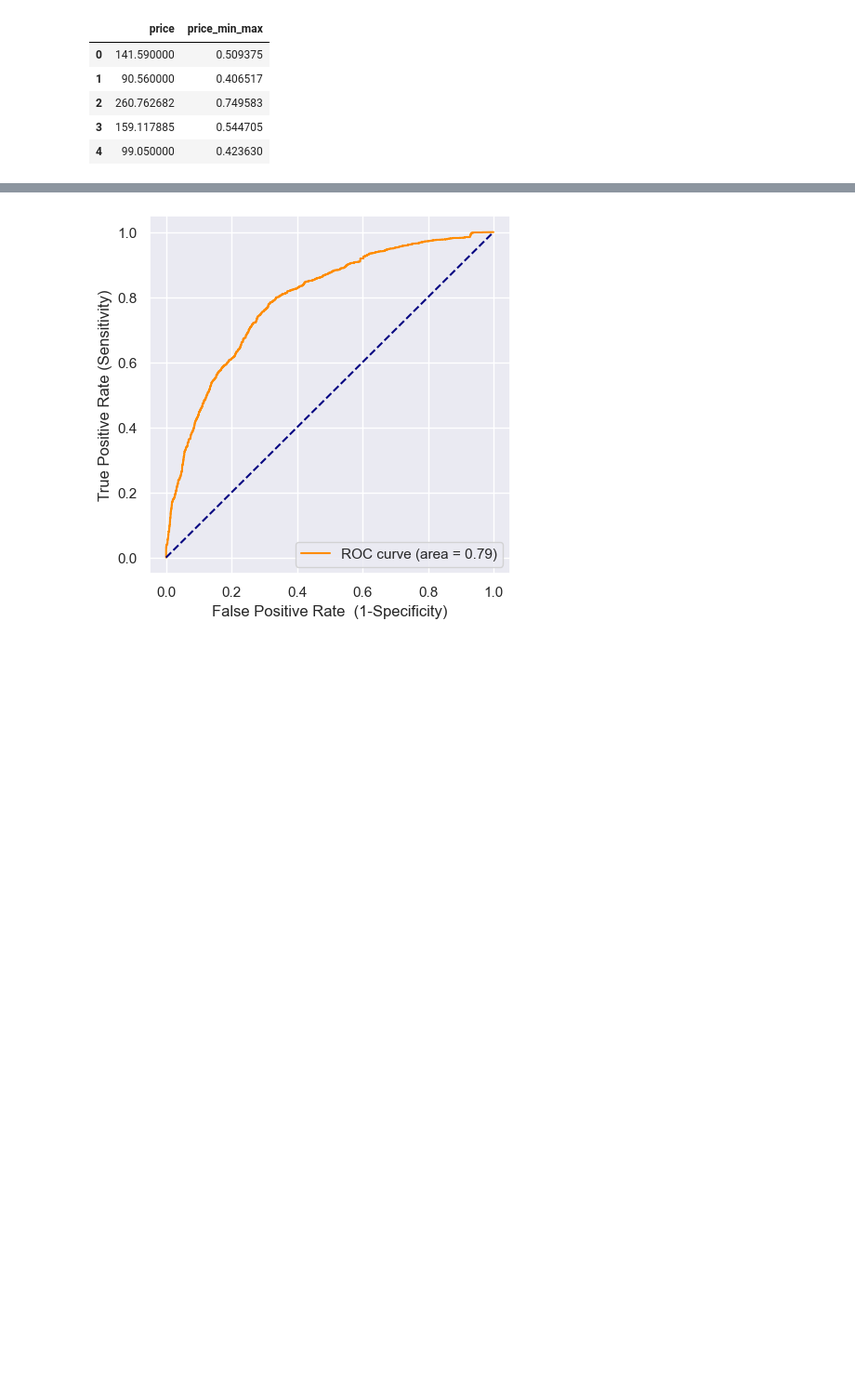
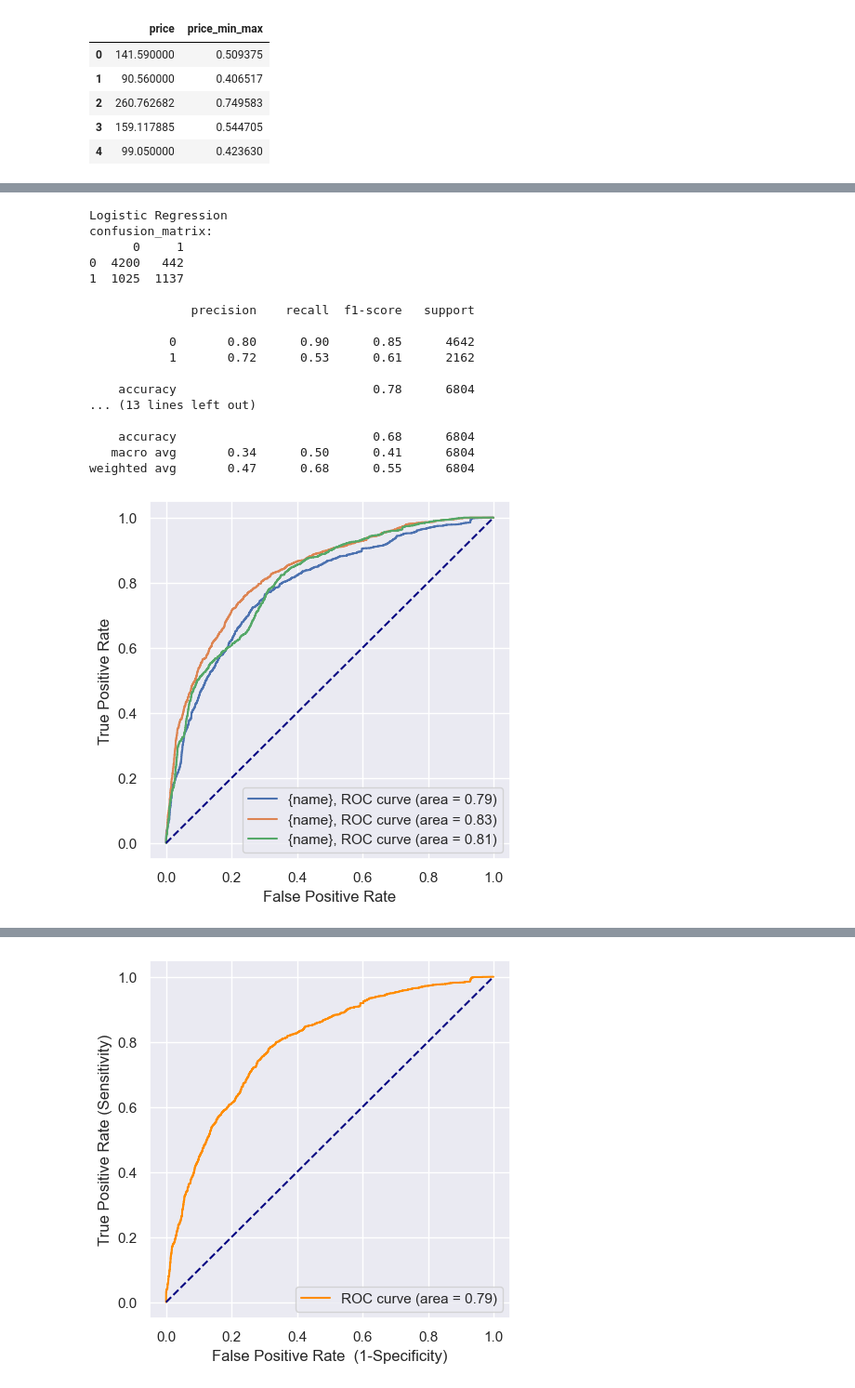
Before and after one commit to ctw599/Data_mining, a Jupyter notebook: data_mining_final_project.ipynb, the cells around one changed output, grey strips where cells are left out. Shown at 93% size. Cells and saved outputs as stored; diff of their text form; code cells hidden in the pictures; blank space fills up the shorter version.

Commit message:
added step 8

```diff
--- a/data_mining_final_project.ipynb
+++ b/data_mining_final_project.ipynb
@@ -537,7 +563,7 @@ print(dict_purchase)
 df['purchase_type_relabel'] = df['purchase_type'].map(dict_purchase)
 df.purchase_type_relabel
 
-dict_year = {'Room_Type 1': 1, 'Room_Type 2': 2, 'Room_Type 3': 3, 'Room_Type 4': 4, 'Room_Type 5': 5, 'Room_Type 6': 6, 'Room_Type 7': 7}
+dict_room = {'Room_Type 1': 1, 'Room_Type 2': 2, 'Room_Type 3': 3, 'Room_Type 4': 4, 'Room_Type 5': 5, 'Room_Type 6': 6, 'Room_Type 7': 7}
 
 # Print the dictionary
 print(dict_room)
@@ -884,3 +910,58 @@ z_scaler.fit(pd.DataFrame(test_data['lead_time']))
 test_data['lead_time_norm'] = z_scaler.transform(pd.DataFrame(test_data['lead_time']))
 # %%
 test_data = test_data.drop(['ID', 'room_type','year','purchase_type','price','board_type', 'lead_time','date'], axis=1)
+# %%
+# EE
+#Step 6: Data Transformation
+from sklearn.preprocessing import StandardScaler, LabelEncoder
+
+# Normalize numerical features
+scaler = StandardScaler()
+numerical_features = ['lead_time', 'price', 'n_requests']
+df[numerical_features] = scaler.fit_transform(df[numerical_features])
+
+# Encode categorical features
+label_encoders = {}
+categorical_features = ['board_type', 'room_type', 'purchase_type']
+for col in categorical_features:
+    le = LabelEncoder()
+    df[col] = le.fit_transform(df[col])
+    label_encoders[col] = le
+# %%
+# EE
+#Step 8: Model Training and Evaluation
+
+from sklearn.model_selection import train_test_split, cross_val_score
+from sklearn.metrics import accuracy_score, precision_score, recall_score, f1_score
+from sklearn.ensemble import RandomForestClassifier
+from sklearn.linear_model import LogisticRegression
+from sklearn.svm import SVC
+
+# Split the data
+X = df.drop(columns=['is_canceled', 'ID','date'])
+y = df['is_canceled']
+X_train, X_test, y_train, y_test = train_test_split(X, y, test_size=0.25, random_state=42)
+
+# Train classifiers
+classifiers = {
+    'Naive Bayes': GaussianNB(),
+    'Logistic Regression': LogisticRegression(),
+    'SVM': SVC(kernel='rbf', C=0.9, probability=True)
+}
+
+# Evaluate classifiers
+classifiers_roc = {}
+for name, clf in classifiers.items():
+    clf.fit(X_train, y_train)
+    y_pred = clf.predict(X_test)
+
+    print(f"{name} \nconfusion_matrix: ")
+    print(pd.DataFrame(metrics.confusion_matrix(y_test, y_pred)))
+    print()
+    print(metrics.classification_report(y_test,y_pred))
+
+    y_probs_a = clf.predict_proba(X_test) # probability prediction
+    fpr, tpr, threshold = metrics.roc_curve(y_test, y_probs_a[:,1])
+    auc = metrics.auc(fpr, tpr)
+    classifiers_roc[name] = [auc, fpr, tpr]
+# %% [output]
@@ -886,0 +989,18 @@ test_data = test_data.drop(['ID', 'room_type','year','purchase_type','price','bo
+Logistic Regression
+confusion_matrix:
+      0     1
+0  4200   442
+1  1025  1137
+
+              precision    recall  f1-score   support
+
+           0       0.80      0.90      0.85      4642
+           1       0.72      0.53      0.61      2162
+
+    accuracy                           0.78      6804
+... (13 lines left out)
+
+    accuracy                           0.68      6804
+   macro avg       0.34      0.50      0.41      6804
+weighted avg       0.47      0.68      0.55      6804
+[figure, added]
```
Also changed, not shown: parts of 19 cells of this notebook.
